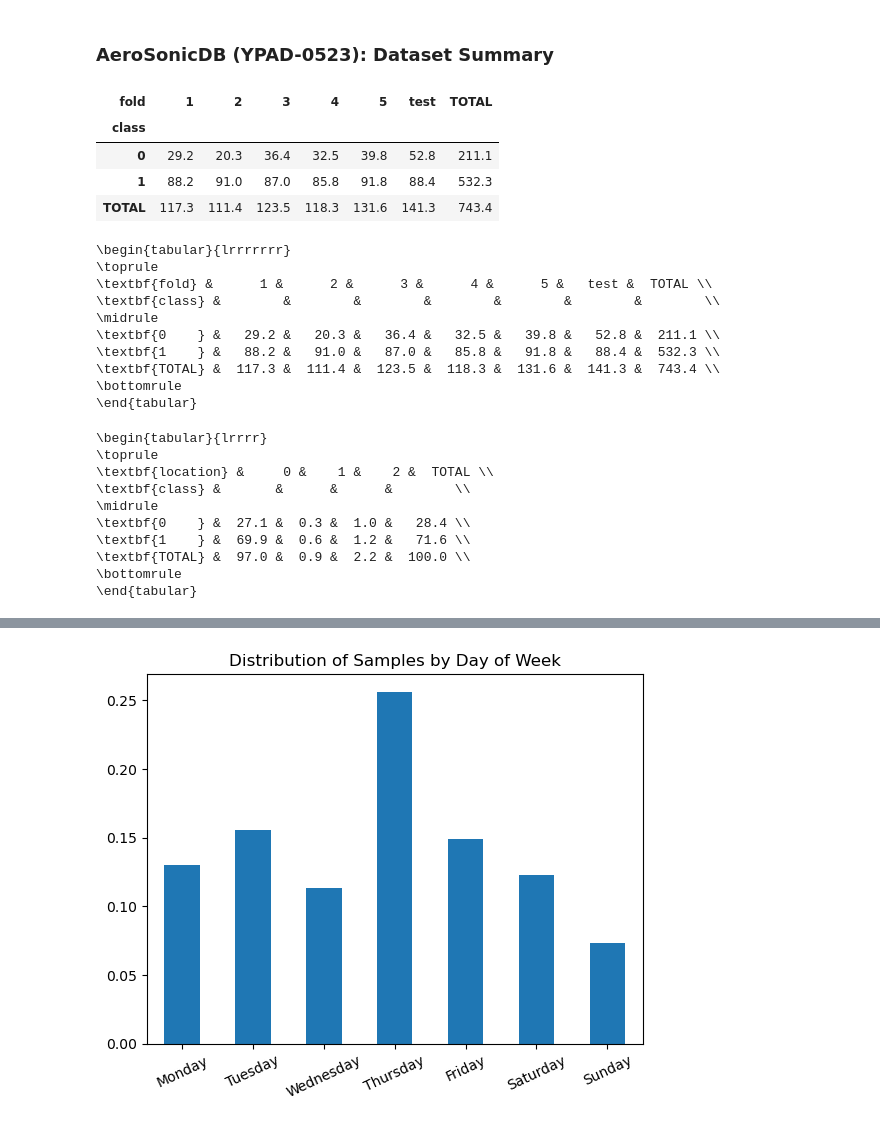
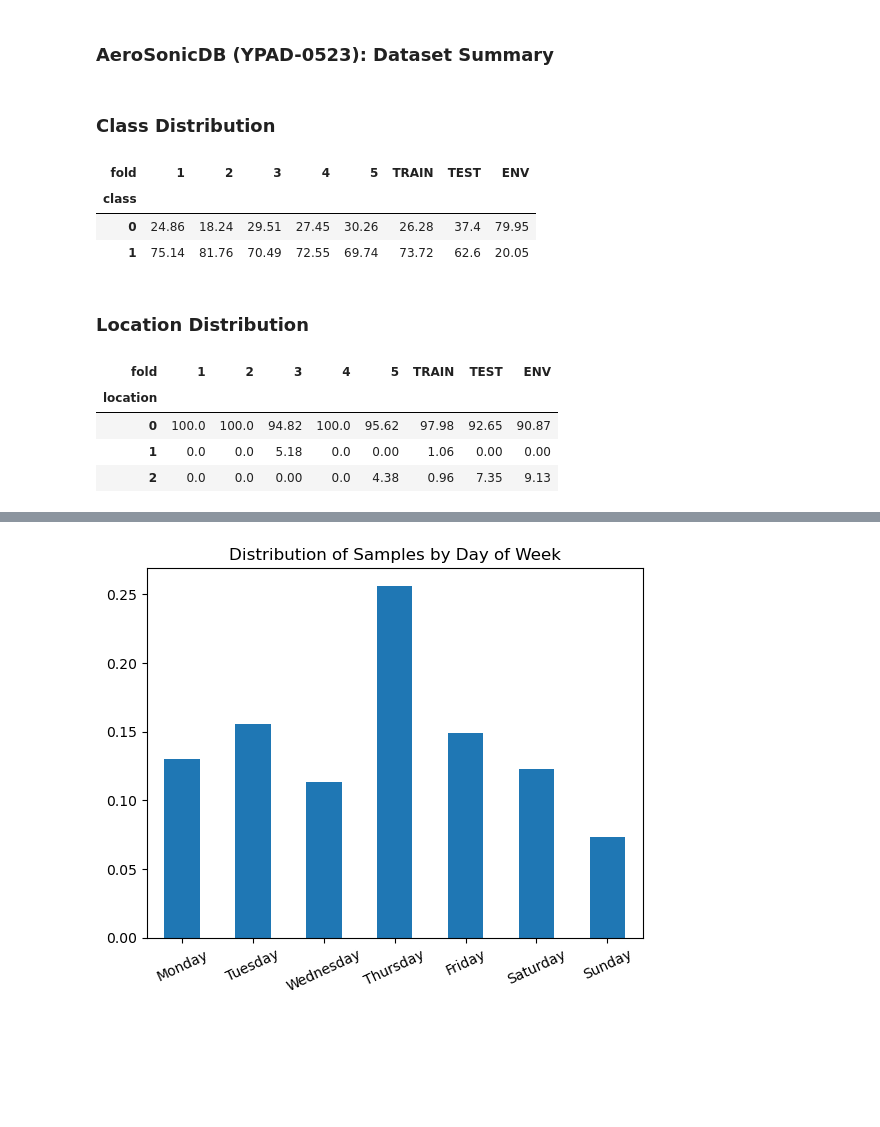
Before and after one commit to aerosonicdb/AeroSonicDB-YPAD0523, a Jupyter notebook: notebooks/dataset-summary.ipynb, the cells around one changed output, grey strips where cells are left out. Saved outputs shown, nothing was run; the diff lists cells and outputs as text; code cells hidden in the pictures; blank space fills up the shorter version.

```diff
--- a/notebooks/1.0-BD-dataset-summary.ipynb
+++ b/notebooks/dataset-summary.ipynb
@@ -14,10 +9,0 @@ df['%dur'] = df['duration'] / df['duration'].sum()
-# %%
-table = pd.pivot_table(df, 'duration', index=['class'], columns='fold', aggfunc=np.sum, margins=True, margins_name='TOTAL')
-table = round(table / 60, 1)
-table
-# %% [output]
-| fold | 1 | 2 | 3 | 4 | 5 | test | TOTAL |
-| class |  |  |  |  |  |  |  |
-| 0 | 29.2 | 20.3 | 36.4 | 32.5 | 39.8 | 52.8 | 211.1 |
-| 1 | 88.2 | 91.0 | 87.0 | 85.8 | 91.8 | 88.4 | 532.3 |
-| TOTAL | 117.3 | 111.4 | 123.5 | 118.3 | 131.6 | 141.3 | 743.4 |
@@ -23,0 +101,10 @@ table
+# %% [markdown]
+### Class Distribution
+# %%
+class_dist = fetch_dataset_distribution(df=df, filter_by='class')
+class_dist
+# %% [output]
+| fold | 1 | 2 | 3 | 4 | 5 | TRAIN | TEST | ENV |
+| class |  |  |  |  |  |  |  |  |
+| 0 | 24.86 | 18.24 | 29.51 | 27.45 | 30.26 | 26.28 | 37.4 | 79.95 |
+| 1 | 75.14 | 81.76 | 70.49 | 72.55 | 69.74 | 73.72 | 62.6 | 20.05 |
@@ -24,13 +113,13 @@ table
+# %% [markdown]
+### Location Distribution
+# %%
+loc_dist = fetch_dataset_distribution(df=df, filter_by='location')
+loc_dist
+# %% [output]
+| fold | 1 | 2 | 3 | 4 | 5 | TRAIN | TEST | ENV |
+| location |  |  |  |  |  |  |  |  |
+| 0 | 100.0 | 100.0 | 94.82 | 100.0 | 95.62 | 97.98 | 92.65 | 90.87 |
+| 1 | 0.0 | 0.0 | 5.18 | 0.0 | 0.00 | 1.06 | 0.00 | 0.00 |
+| 2 | 0.0 | 0.0 | 0.00 | 0.0 | 4.38 | 0.96 | 7.35 | 9.13 |
 # %%
-print(table.to_latex(bold_rows=True))
+# print(loc_dist.to_latex(bold_rows=True))
-# %% [output]
-\begin{tabular}{lrrrrrrr}
-\toprule
-\textbf{fold} &      1 &      2 &      3 &      4 &      5 &   test &  TOTAL \\
-\textbf{class} &        &        &        &        &        &        &        \\
-\midrule
-\textbf{0    } &   29.2 &   20.3 &   36.4 &   32.5 &   39.8 &   52.8 &  211.1 \\
-\textbf{1    } &   88.2 &   91.0 &   87.0 &   85.8 &   91.8 &   88.4 &  532.3 \\
-\textbf{TOTAL} &  117.3 &  111.4 &  123.5 &  118.3 &  131.6 &  141.3 &  743.4 \\
-\bottomrule
-\end{tabular}
@@ -40,13 +125,0 @@ loc_table = round(loc_table*100, 1)
-# %%
-print(loc_table.to_latex(bold_rows=True))
-# %% [output]
-\begin{tabular}{lrrrr}
-\toprule
-\textbf{location} &     0 &    1 &    2 &  TOTAL \\
-\textbf{class} &       &      &      &        \\
-\midrule
-\textbf{0    } &  27.1 &  0.3 &  1.0 &   28.4 \\
-\textbf{1    } &  69.9 &  0.6 &  1.2 &   71.6 \\
-\textbf{TOTAL} &  97.0 &  0.9 &  2.2 &  100.0 \\
-\bottomrule
-\end{tabular}
```
Also changed, not shown: parts of 20 cells of this notebook, 11 other files.
